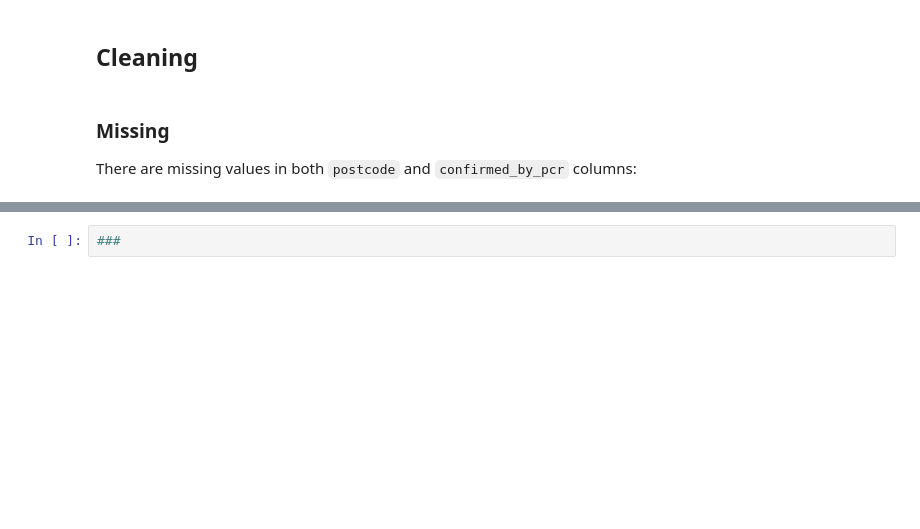
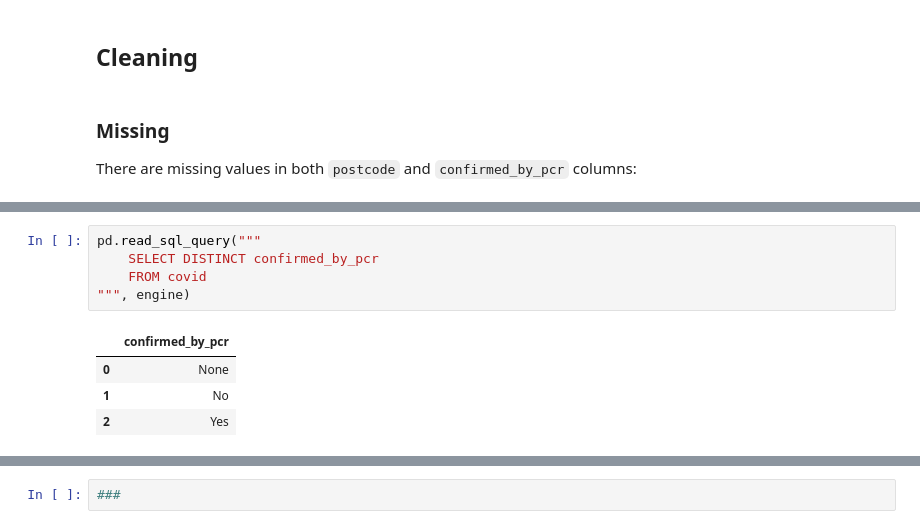
Before and after one commit to henrylin03/covid-nsw, a Jupyter notebook: covid-nsw.ipynb, the cells around one changed output, grey strips where cells are left out. Drawn from its saved outputs; the diff is of its cells as text; blank space fills up the shorter version.

Commit message:
add query and markdown for missing value detection - cannot impute either

```diff
--- a/covid-nsw.ipynb
+++ b/covid-nsw.ipynb
@@ -40,3 +42,13 @@ pd.read_sql_query("""SELECT SUM(CASE WHEN notification_date IS NULL THEN 1 ELSE
 # %% [output]
 |  | nd_miss | pc_miss | lhdc_miss | lhdn_miss | lgac_miss | lgan_miss | pcr_miss | confirmed_cases_miss |
 | 0 | 0 | 530 | 0 | 0 | 0 | 0 | 41075 | 0 |
+# %%
+pd.read_sql_query("""
+    SELECT DISTINCT confirmed_by_pcr
+    FROM covid
+""", engine)
+# %% [output]
+|  | confirmed_by_pcr |
+| 0 | None |
+| 1 | No |
+| 2 | Yes |
```
Also changed, not shown: parts of 3 cells of this notebook.
